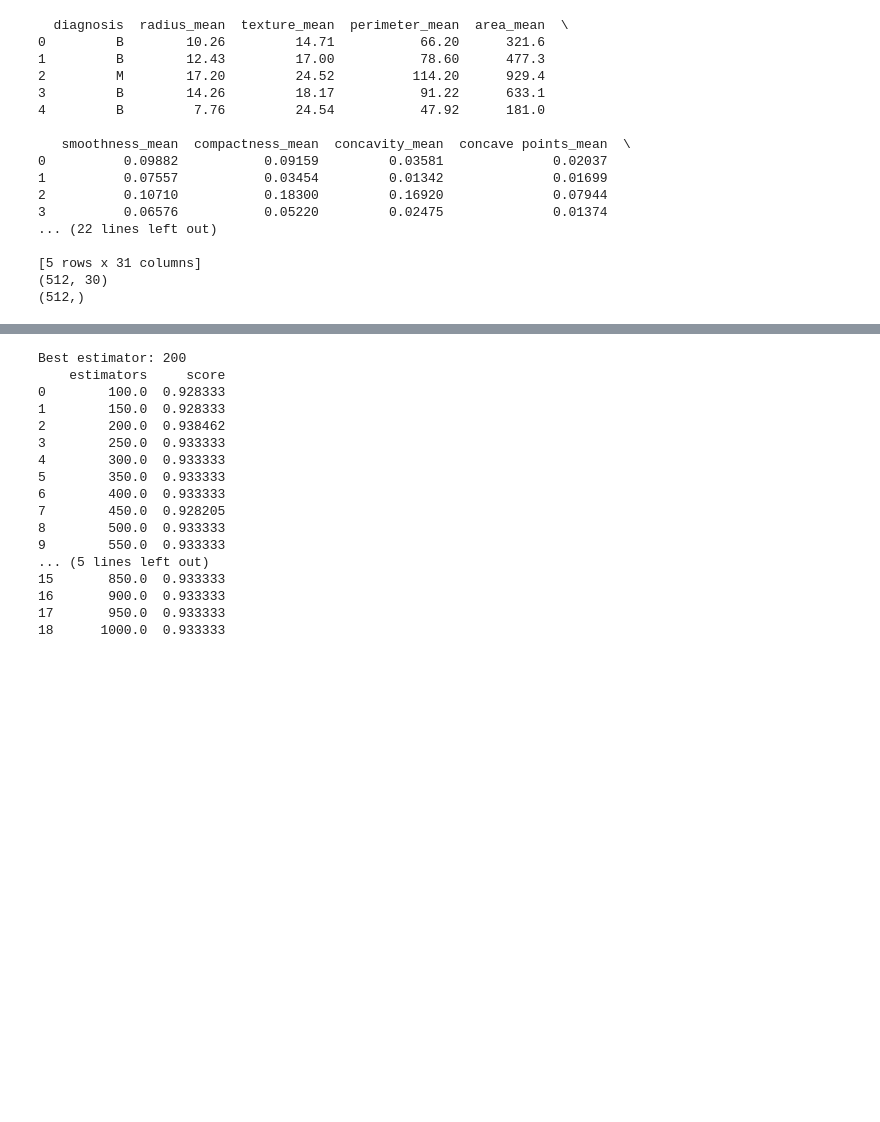
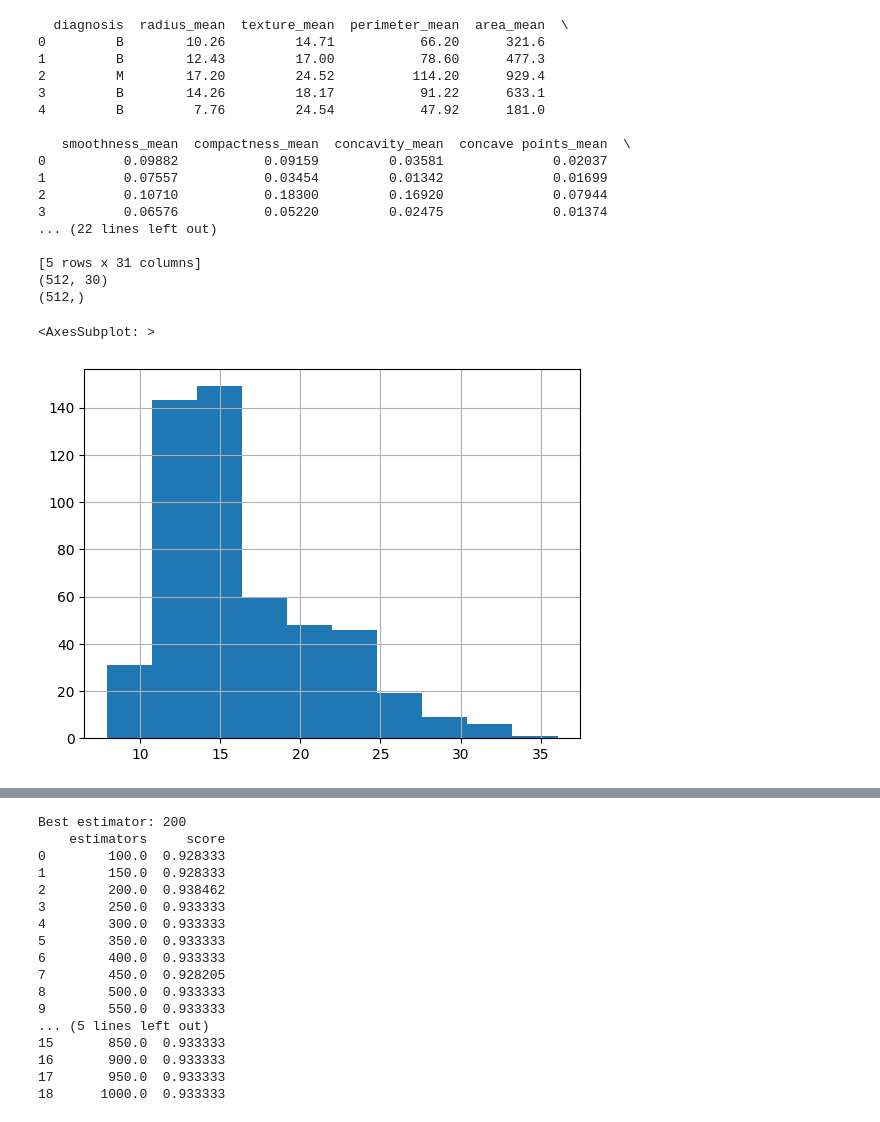
Before and after one commit to fbarth/mlbugdetection_test, a Jupyter notebook: src/cancer_mama_model.ipynb, the cells around one changed output, grey strips where cells are left out. Saved outputs shown, nothing was run; the diff lists cells and outputs as text; code cells hidden in the pictures; blank space fills up the shorter version.

```diff
--- a/src/cancer_mama_model.ipynb
+++ b/src/cancer_mama_model.ipynb
@@ -34,3 +34,8 @@ print(y_train.shape)
 [5 rows x 31 columns]
 (512, 30)
 (512,)
+# %%
+X_train['radius_worst'].hist()
+# %% [output]
+<AxesSubplot: >
+[figure, added]
```
Also changed, not shown: parts of 3 cells of this notebook, 1 other file.
